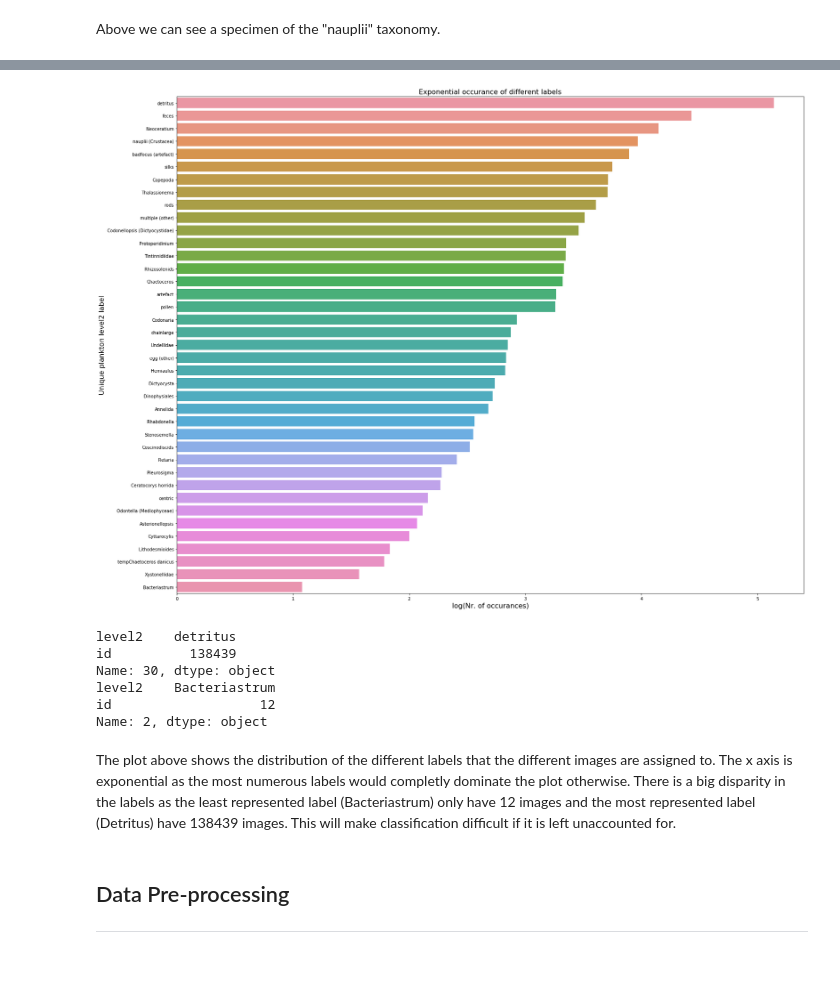
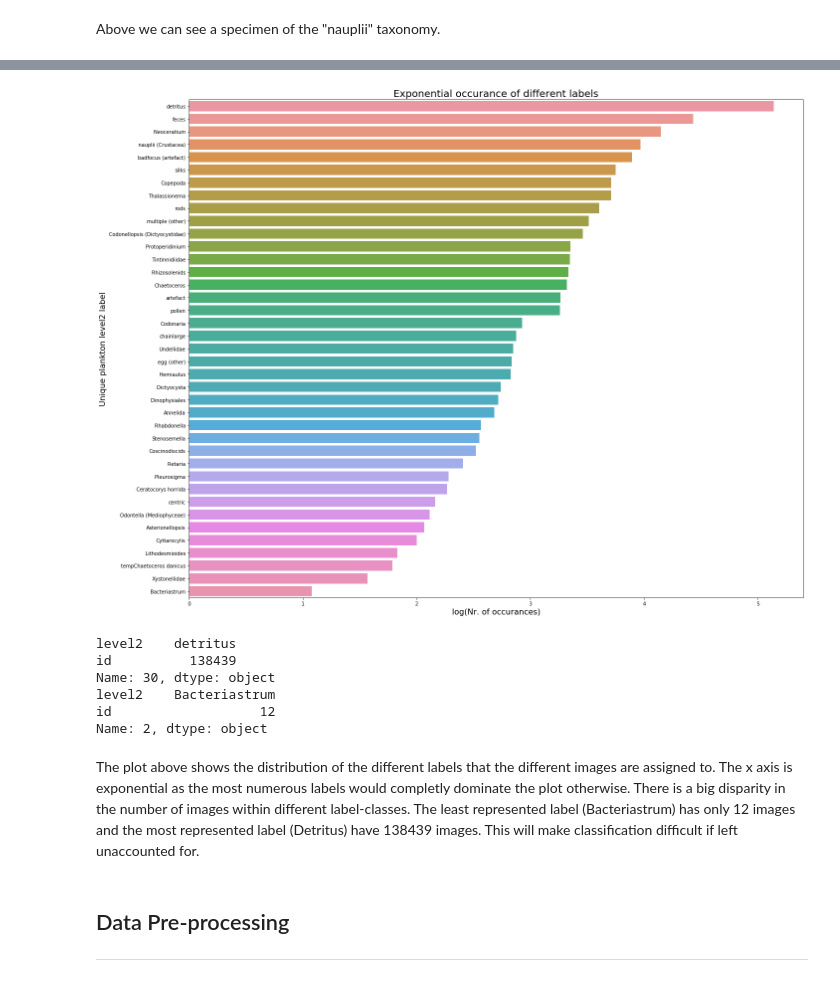
Before and after one commit to yohannjs/AML-2019, a Jupyter notebook: Challenges/4_Plankton/master_plankton.ipynb, the cells around one changed output, grey strips where cells are left out. Drawn from its saved outputs; the diff is of its cells as text; code cells hidden in the pictures.

```diff
--- a/Challenges/4_Plankton/master_plankton.ipynb
+++ b/Challenges/4_Plankton/master_plankton.ipynb
@@ -84,18 +84,18 @@ The above plot shows the distribution of the width and height of all the images
 # %%
 # Barplot
 number_unique_names = labelsDF.groupby('level2', as_index=True)['id'].count()
 number_unique_names.sort_values(inplace=True, ascending=False)
 
-figure, ax = plt.subplots(figsize=(23,17))
+figure, ax = plt.subplots(figsize=(20,15))
 ax = sns.barplot(y=number_unique_names.index, x=np.log10(number_unique_names.values))
 
 
 plt.ylabel('Unique plankton level2 label', fontsize= 16)
 plt.xlabel('log(Nr. of occurances)', fontsize= 16)
-plt.title('Exponential occurance of different labels', fontsize=16)
+plt.title('Exponential occurance of different labels', fontsize=20)
 plt.tight_layout()
 # %% [output]
-[figure, old version]
+[figure, new version]
 # %%
 unique_names = labelsDF.groupby('level2', as_index=False)['id'].count()
 unique_names.sort_values(inplace=True, ascending=False, by='id')
@@ -110,7 +110,7 @@ level2    Bacteriastrum
 id                   12
 Name: 2, dtype: object
 # %% [markdown]
-The plot above shows the distribution of the different labels that the different images are assigned to. The x axis is exponential as the most numerous labels would completly dominate the plot otherwise. There is a big disparity in the labels as the least represented label (Bacteriastrum) only have 12 images and the most represented label (Detritus) have 138439 images. This will make classification difficult if it is left unaccounted for.
+The plot above shows the distribution of the different labels that the different images are assigned to. The x axis is exponential as the most numerous labels would completly dominate the plot otherwise. There is a big disparity in the number of images within different label-classes. The least represented label (Bacteriastrum) has only 12 images and the most represented label (Detritus) have 138439 images. This will make classification difficult if left unaccounted for.
 # %% [markdown]
 ## Data Pre-processing
 <hr style="height:1px;border:none;color:#333;background-color:#333;" />
```
Also changed, not shown: parts of 9 cells of this notebook, 1 other file.
